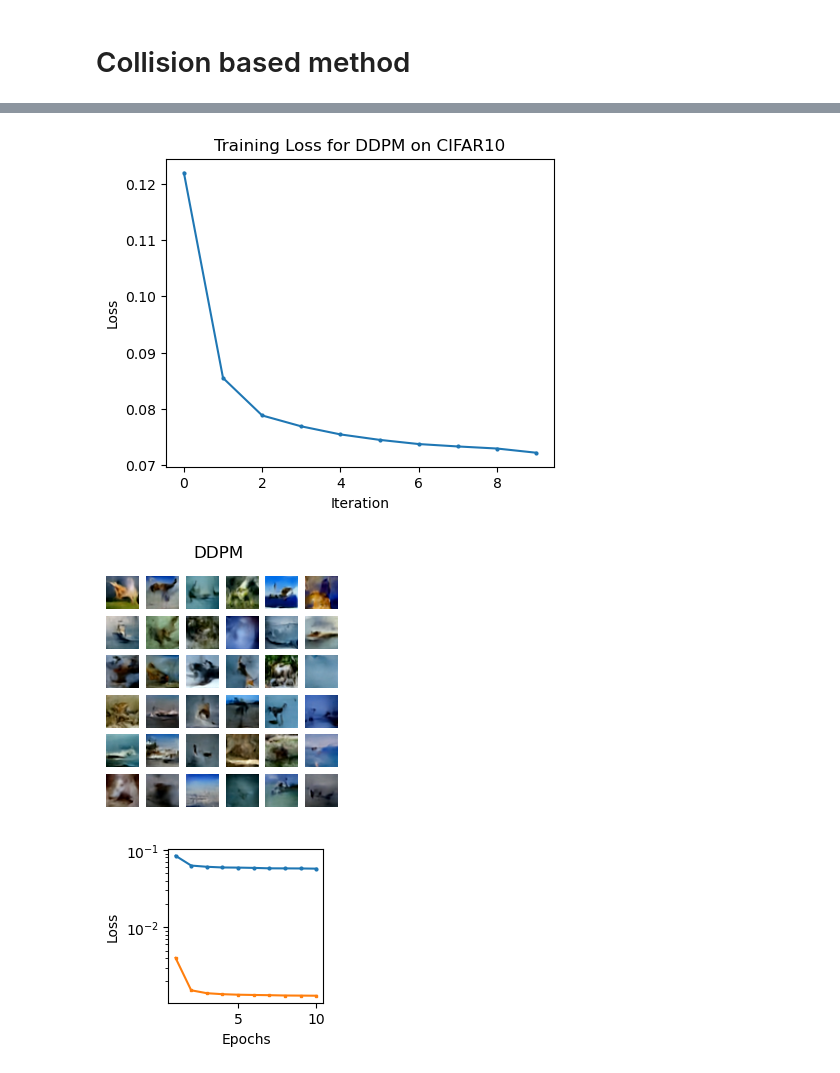
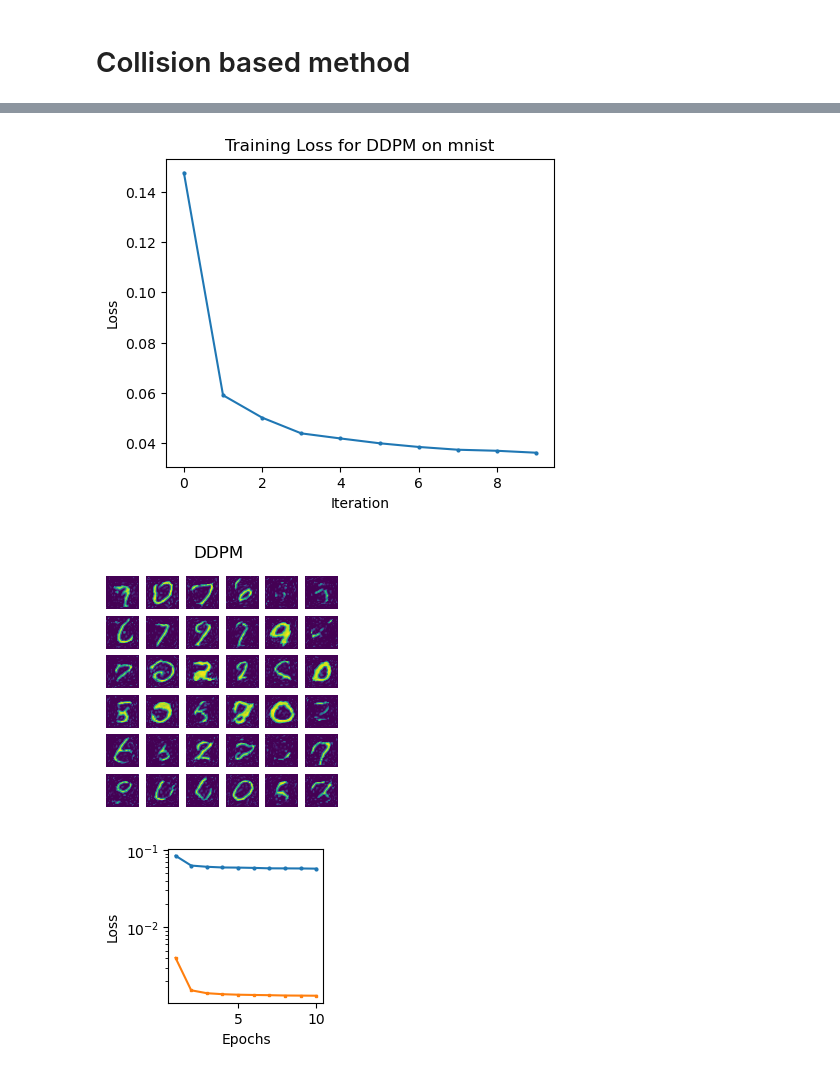
Before and after one commit to mohsensadr/GenAI, a Jupyter notebook: testing/Plots.ipynb, the cells around one changed output, grey strips where cells are left out. Saved outputs shown, nothing was run; the diff lists cells and outputs as text; code cells hidden in the pictures.

```diff
--- a/testing/Plots.ipynb
+++ b/testing/Plots.ipynb
@@ -15,13 +15,13 @@ from huggingface_hub import hf_hub_download
 
 device = "cpu"
 
-#name_dataset = "mnist"
-name_dataset = "CIFAR10"
+name_dataset = "mnist"
+#name_dataset = "CIFAR10"
 #name_dataset = "Food101"
 
 repo_id = "mohsensadr91/"+name_dataset     # your repo name on Hugging Face
-#filename = "col_MNIST_10kSamples_10Epochs_1e-4Lr.pt"  # must match the filename you uploaded
-filename = "col_CIFAR10.pt"  # must match the filename you uploaded
+filename = "col_MNIST_10kSamples_10Epochs_1e-4Lr.pt"  # must match the filename you uploaded
+#filename = "col_CIFAR10.pt"  # must match the filename you uploaded
 #filename = "col_Food101_75kSamples_10Epochs_1e-4Lr.pt"  # must match the filename you uploaded
 
 
@@ -91,13 +93,13 @@ from huggingface_hub import hf_hub_download
 
 device = "cpu"
 
-#name_dataset = "mnist"
-name_dataset = "CIFAR10"
+name_dataset = "mnist"
+#name_dataset = "CIFAR10"
 #name_dataset = "Food101"
 
 repo_id = "mohsensadr91/"+name_dataset     # your repo name on Hugging Face
-#filename = "ddpm_MNIST_10kSamples_10Epochs_1e-4Lr.pt"  # must match the filename you uploaded
-filename = "ddpm_CIFAR10.pt"  # must match the filename you uploaded
+filename = "ddpm_MNIST_10kSamples_10Epochs_1e-4Lr.pt"  # must match the filename you uploaded
+#filename = "ddpm_CIFAR10.pt"  # must match the filename you uploaded
 #filename = "ddpm_Food101_75kSamples_10Epochs_1e-4Lr.pt"  # must match the filename you uploaded
 
 # Download checkpoint file from Hub (caches locally after first time)
@@ -133,35 +135,35 @@ diffusion.eval()
 
 ddpm_loss_hist = checkpoint["hist_loss"]
 
 #################
 fig, ax = plt.subplots(figsize=(5, 4))  # Adjust figsize as needed
 ax.plot(ddpm_loss_hist, marker='o', markersize=2)
 ax.set_xlabel("Iteration")
 ax.set_ylabel("Loss")
 ax.set_title(f"Training Loss for DDPM on {name_dataset}")
 #plt.savefig("ddpm_"+name_dataset+"_loss.pdf", dpi=300, bbox_inches='tight', pad_inches=0)
 
 nrows, ncols = 6, 6
 fig, ax = plt.subplots(nrows=nrows, ncols=ncols, figsize=(3, 3))  # Adjust figsize as needed
 fig.suptitle("DDPM", fontsize=12)
 
 k=0
 for i in range(nrows):
     x0 = diffusion.sample(batch_size = ncols).detach().cpu().numpy()
     for j in range(ncols):
         x = x0[j, ...].T
         x = np.swapaxes(x,0,1)
         ax[i, j].imshow(x)
         ax[i, j].axis('off')  # Turn off ticks and labels
         k += 1
 
 
 plt.savefig("ddpm_"+name_dataset+".png", dpi=300, bbox_inches='tight', pad_inches=0)
 
 plt.show()
 # %% [output]
-[figure, old version]
+[figure, new version]
-[figure, old version]
+[figure, new version]
 # %%
 its = [i+1 for i in range(len(ddpm_loss_hist))]
 fig, ax = plt.subplots(figsize=(2, 2))  # Adjust figsize as needed
```
Also changed, not shown: parts of 3 cells of this notebook, 1 other file.
